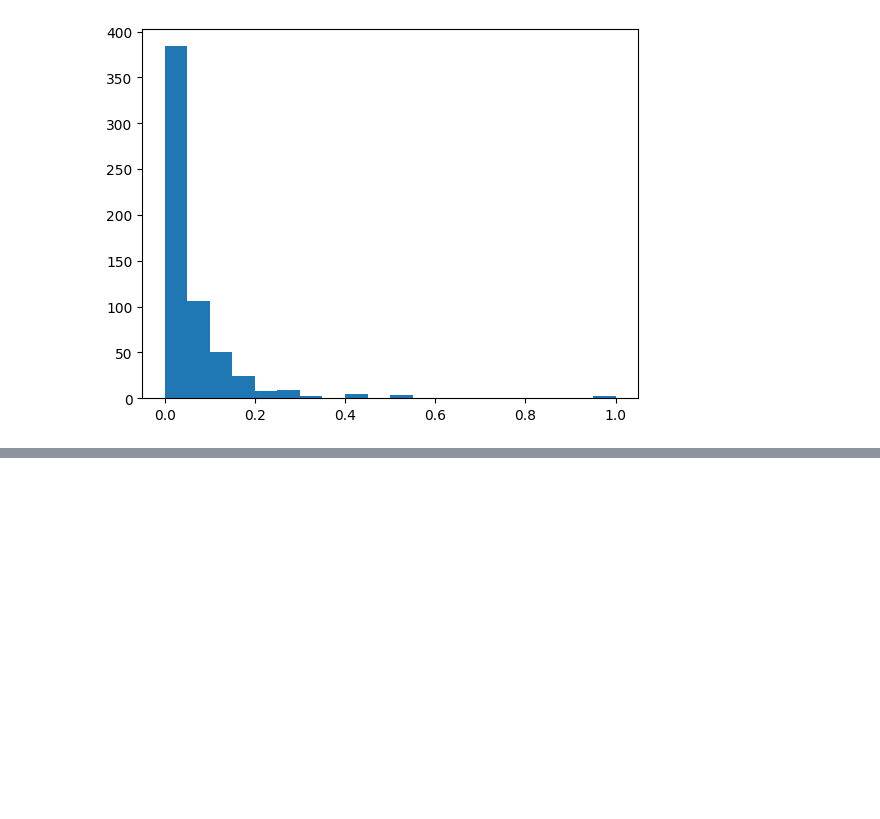
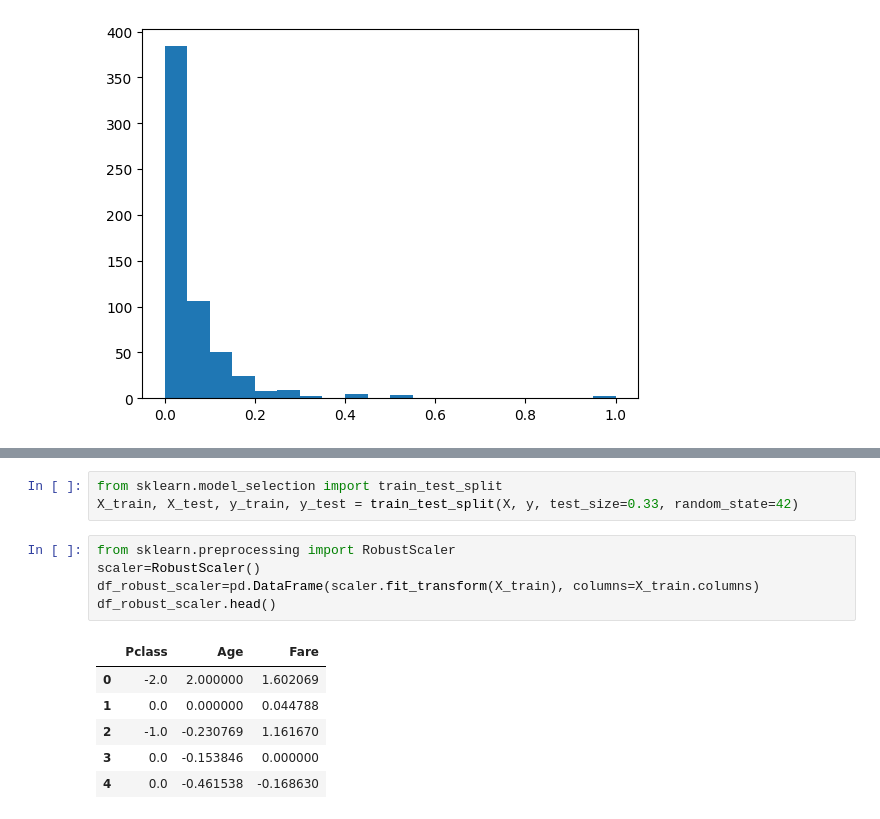
Before and after one commit to KrishnaSA05/Machine-Learning, a Jupyter notebook: Stats and Probablity/all_types_feature_transformation.ipynb, the cells around one changed output, grey strips where cells are left out. Saved outputs shown, nothing was run; the diff lists cells and outputs as text; blank space fills up the shorter version.

```diff
--- a/Stats and Probablity/all_types_feature_transformation.ipynb
+++ b/Stats and Probablity/all_types_feature_transformation.ipynb
@@ -255,0 +278,15 @@ plt.hist(df_minmax['Fare'],bins=20)
+# %%
+from sklearn.model_selection import train_test_split
+X_train, X_test, y_train, y_test = train_test_split(X, y, test_size=0.33, random_state=42)
+# %%
+from sklearn.preprocessing import RobustScaler
+scaler=RobustScaler()
+df_robust_scaler=pd.DataFrame(scaler.fit_transform(X_train), columns=X_train.columns)
+df_robust_scaler.head()
+# %% [output]
+|  | Pclass | Age | Fare |
+| 0 | -2.0 | 2.000000 | 1.602069 |
+| 1 | 0.0 | 0.000000 | 0.044788 |
+| 2 | -1.0 | -0.230769 | 1.161670 |
+| 3 | 0.0 | -0.153846 | 0.000000 |
+| 4 | 0.0 | -0.461538 | -0.168630 |
```
Also changed, not shown: parts of 8 cells of this notebook.
